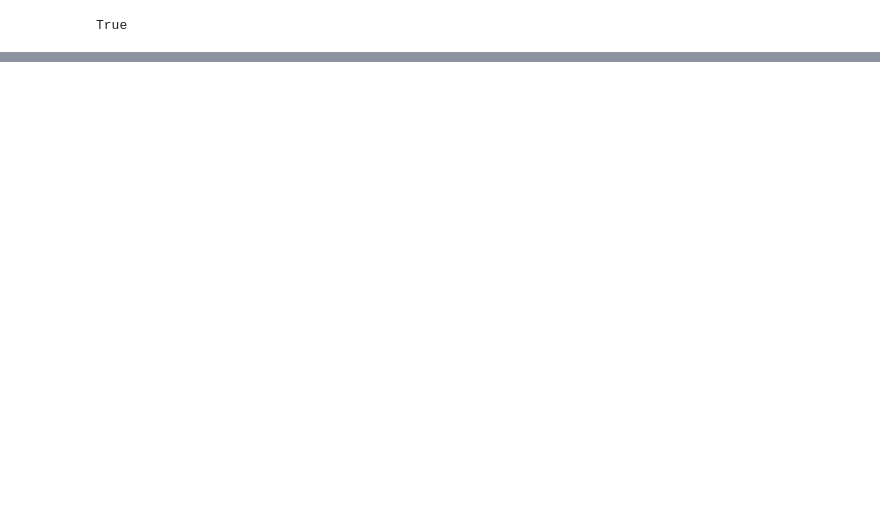
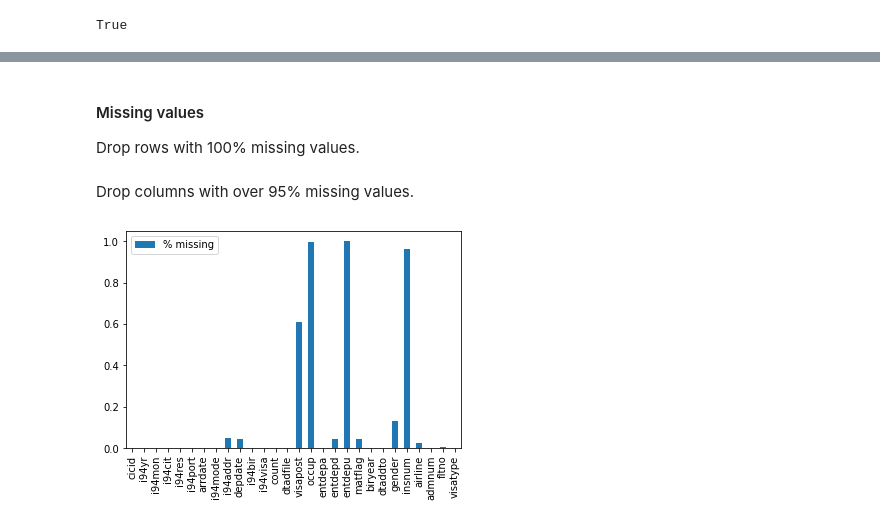
Before and after one commit to keyanyang/udacity-data-engineering-capstone, a Jupyter notebook: Capstone Project.ipynb, the cells around one changed output, grey strips where cells are left out. Saved outputs shown, nothing was run; the diff lists cells and outputs as text; code cells hidden in the pictures; blank space fills up the shorter version.

```diff
--- a/Capstone Project.ipynb
+++ b/Capstone Project.ipynb
@@ -34,0 +51,8 @@ df.write\
+# %%
+# load data from SAS file
+# df_spark = spark.read.format('com.github.saurfang.sas.spark') \
+#             .load('../../data/18-83510-I94-Data-2016/i94_apr16_sub.sas7bdat')
+# write to parquet
+# df_spark.write.parquet("sas_data")
+
+df_i94 = spark.read.parquet("./data/raw/sas_data")
@@ -34,0 +225,5 @@ df.write\
+# %%
+df_i94 = df_i94.drop_duplicates(['cicid'])
+df_airport = df_airport.drop_duplicates(['ident'])
+df_demo = df_demo.drop_duplicates(['City', 'State', 'Race'])
+df_temp = df_temp.drop_duplicates(['dt', 'City', 'Country'])
@@ -34,0 +236,21 @@ df.write\
+# %% [markdown]
+#### Missing values
+Drop rows with 100% missing values.
+# %%
+df_i94 = df_i94.dropna(how='all')
+df_airport = df_airport.dropna(how='all')
+df_demo = df_demo.dropna(how='all')
+df_temp = df_temp.dropna(how='all')
+# %% [markdown]
+Drop columns with over 95% missing values.
+# %%
+def check_missing(df):
+    """
+    Check the percentage of missing values in the Spark dataframe. The result will be a Python plot.
+    """
+    result = df.select([(count(when(isnan(c) | col(c).isNull(), c))/count(lit(1))).alias(c) for c in df.columns])
+    result.toPandas().T.rename(columns={0:'% missing'}).plot.bar()
+# %%
+check_missing(df_i94)
+# %% [output]
+[figure, added]
```
Also changed, not shown: parts of 76 cells of this notebook, 17 other files.
